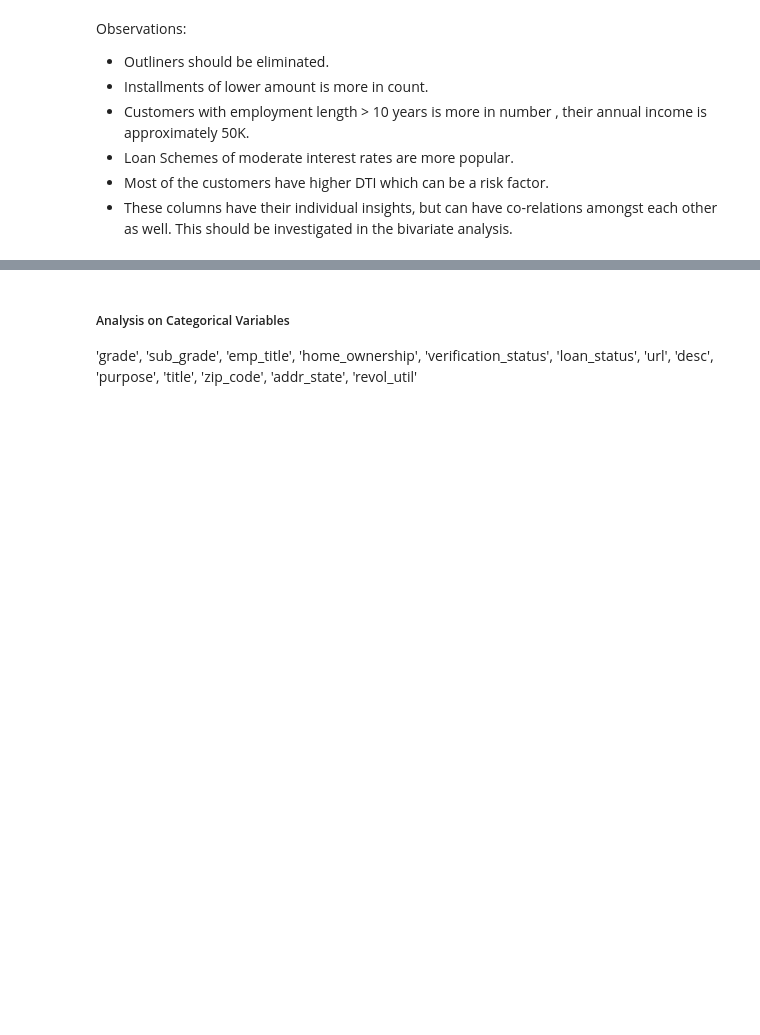
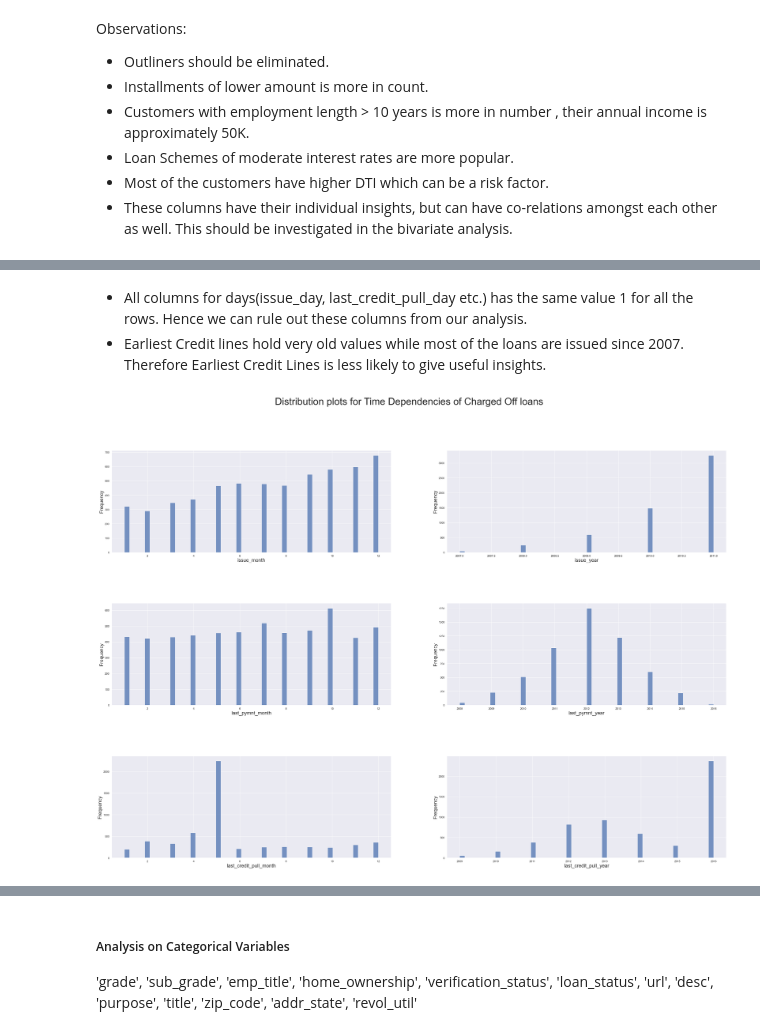
Before and after one commit to MallikaBera/LendingClubCaseStudy, a Jupyter notebook: Code_v02.ipynb, the cells around one changed output, grey strips where cells are left out. Cells and saved outputs as stored; diff of their text form; code cells hidden in the pictures; blank space fills up the shorter version.

```diff
--- a/Code_v02.ipynb
+++ b/Code_v02.ipynb
@@ -580,0 +614,3 @@ Observations:
+# %% [markdown]
+- All columns for days(issue_day, last_credit_pull_day etc.) has the same value 1 for all the rows. Hence we can rule out these columns from our analysis.
+- Earliest Credit lines hold very old values while most of the loans are issued since 2007. Therefore Earliest Credit Lines is less likely to give useful insights.
@@ -580,0 +619,22 @@ Observations:
+# %%
+date_Analysis=['issue_month', 'issue_year', 'last_pymnt_month', 'last_pymnt_year',
+                'last_credit_pull_month', 'last_credit_pull_year']
+loan_upd = loan[loan['loan_status'] == 'Charged Off']
+# Plot Time Distribution of charged off Loans :
+fig, axs = plt.subplots(nrows=3, ncols=2, figsize=(45, 30))
+fig.suptitle('Distribution plots for Time Dependencies of Charged Off loans',fontsize = 40)
+fig.subplots_adjust(hspace=0.5)
+x=0
+y=0
+
+for i in date_Analysis:
+    sns.histplot(loan_upd[i], kde=False, ax=axs[x,y], bins=50)
+    axs[x,y].set_xlabel(i,fontsize=20)
+    axs[x,y].set_ylabel('Frequency',fontsize=20)
+    if y == 0:
+        y=1
+    else:
+        y=0
+        x+=1
+# %% [output]
+[figure, added]
```
Also changed, not shown: parts of 23 cells of this notebook.
